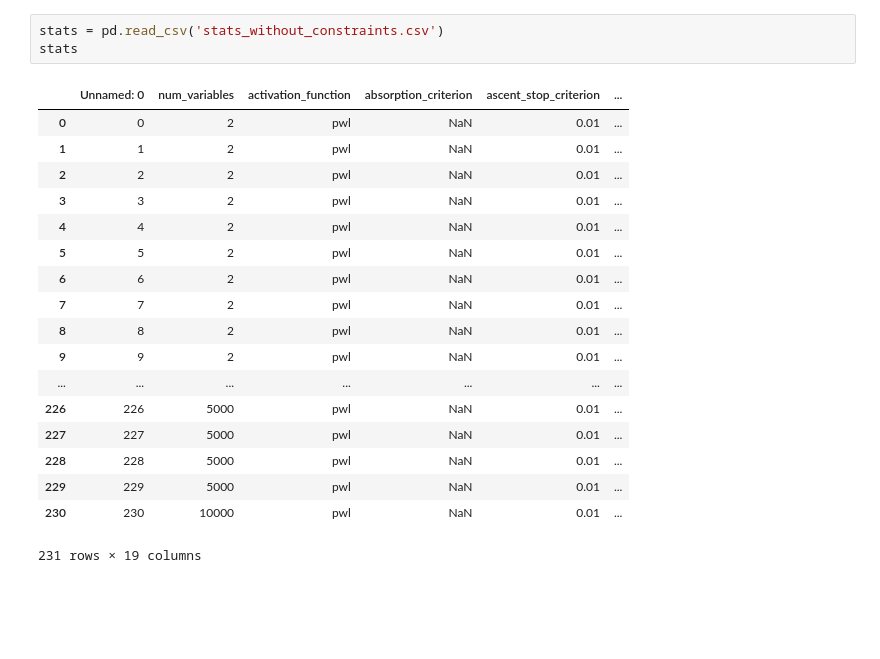
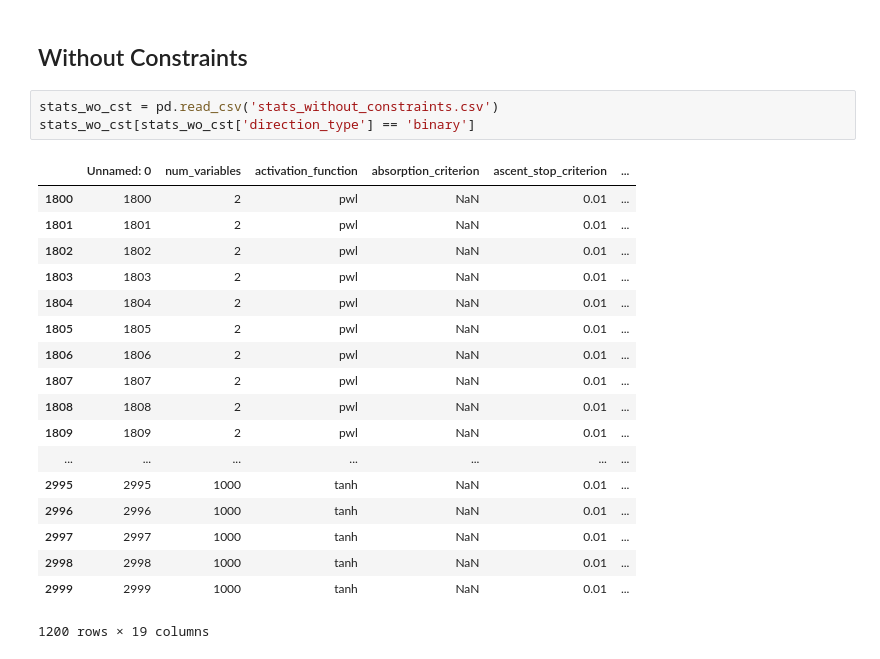
Before and after one commit to mathildebadoual/hmip, a Jupyter notebook: plots_paper.ipynb, the cells around one changed output. Cells and saved outputs as stored; diff of their text form; blank space fills up the shorter version.

```diff
--- a/plots_paper.ipynb
+++ b/plots_paper.ipynb
@@ -20,23 +53,25 @@ sns.set_style({'font.family':'serif', 'font.serif':'Times New Roman', 'font_scal
+# %% [markdown]
+## Without Constraints
 # %%
-stats = pd.read_csv('stats_without_constraints.csv')
-stats
+stats_wo_cst = pd.read_csv('stats_without_constraints.csv')
+stats_wo_cst[stats_wo_cst['direction_type'] == 'binary']
 # %% [output]
 |  | Unnamed: 0 | num_variables | activation_function | absorption_criterion | ascent_stop_criterion | ... |
-| 0 | 0 | 2 | pwl | NaN | 0.01 | ... |
-| 1 | 1 | 2 | pwl | NaN | 0.01 | ... |
-| 2 | 2 | 2 | pwl | NaN | 0.01 | ... |
-| 3 | 3 | 2 | pwl | NaN | 0.01 | ... |
-| 4 | 4 | 2 | pwl | NaN | 0.01 | ... |
-| 5 | 5 | 2 | pwl | NaN | 0.01 | ... |
-| 6 | 6 | 2 | pwl | NaN | 0.01 | ... |
-| 7 | 7 | 2 | pwl | NaN | 0.01 | ... |
-| 8 | 8 | 2 | pwl | NaN | 0.01 | ... |
-| 9 | 9 | 2 | pwl | NaN | 0.01 | ... |
+| 1800 | 1800 | 2 | pwl | NaN | 0.01 | ... |
+| 1801 | 1801 | 2 | pwl | NaN | 0.01 | ... |
+| 1802 | 1802 | 2 | pwl | NaN | 0.01 | ... |
+| 1803 | 1803 | 2 | pwl | NaN | 0.01 | ... |
+| 1804 | 1804 | 2 | pwl | NaN | 0.01 | ... |
+| 1805 | 1805 | 2 | pwl | NaN | 0.01 | ... |
+| 1806 | 1806 | 2 | pwl | NaN | 0.01 | ... |
+| 1807 | 1807 | 2 | pwl | NaN | 0.01 | ... |
+| 1808 | 1808 | 2 | pwl | NaN | 0.01 | ... |
+| 1809 | 1809 | 2 | pwl | NaN | 0.01 | ... |
 | ... | ... | ... | ... | ... | ... | ... |
-| 226 | 226 | 5000 | pwl | NaN | 0.01 | ... |
-| 227 | 227 | 5000 | pwl | NaN | 0.01 | ... |
-| 228 | 228 | 5000 | pwl | NaN | 0.01 | ... |
-| 229 | 229 | 5000 | pwl | NaN | 0.01 | ... |
-| 230 | 230 | 10000 | pwl | NaN | 0.01 | ... |
+| 2995 | 2995 | 1000 | tanh | NaN | 0.01 | ... |
+| 2996 | 2996 | 1000 | tanh | NaN | 0.01 | ... |
+| 2997 | 2997 | 1000 | tanh | NaN | 0.01 | ... |
+| 2998 | 2998 | 1000 | tanh | NaN | 0.01 | ... |
+| 2999 | 2999 | 1000 | tanh | NaN | 0.01 | ... |
-231 rows × 19 columns
+1200 rows × 19 columns
 # %%
```
Also changed, not shown: parts of 18 cells of this notebook, 11 other files.
